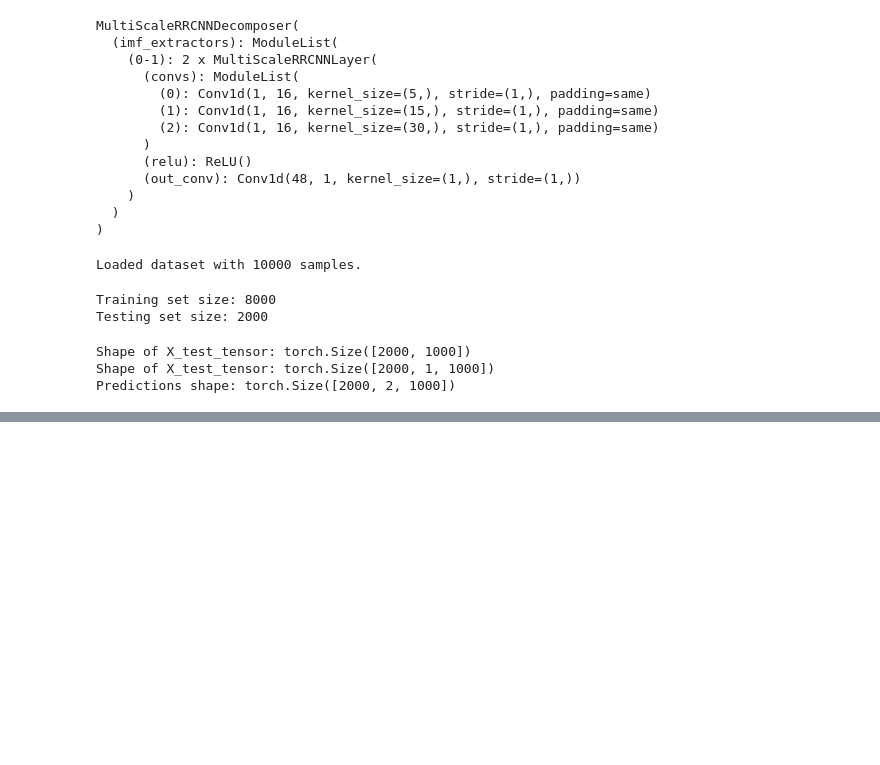
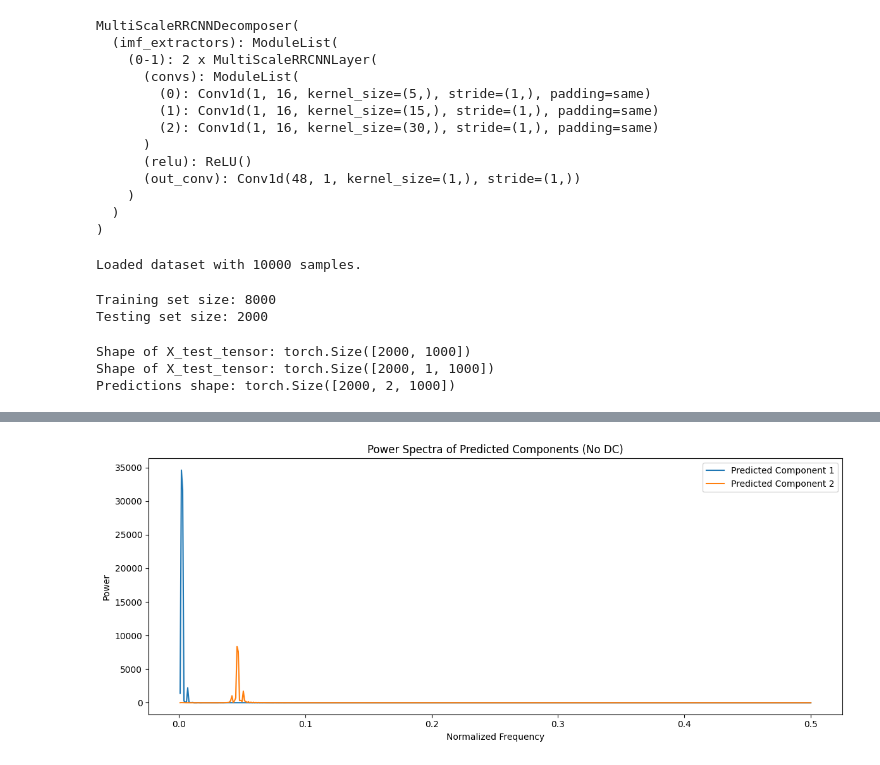
Before and after one commit to KJMvanderHorst/thesis, a Jupyter notebook: notebooks/model_testing_notebook.ipynb, the cells around one changed output, grey strips where cells are left out. Cells and saved outputs as stored; diff of their text form; code cells hidden in the pictures; blank space fills up the shorter version.

```diff
--- a/notebooks/model_testing_notebook.ipynb
+++ b/notebooks/model_testing_notebook.ipynb
@@ -113,0 +114,16 @@ plt.show()
+# %%
+# Plot the power spectra of all predicted components for the selected signal in one plot (without DC)
+plt.figure(figsize=(12, 5))
+n = predicted_components.shape[1]
+freqs = np.fft.rfftfreq(n)[1:]  # Skip DC (0 Hz)
+for i in range(predicted_components.shape[0]):
+    spectrum = np.abs(np.fft.rfft(predicted_components[i])) ** 2
+    plt.plot(freqs, spectrum[1:], label=f"Predicted Component {i + 1}")  # Skip DC
+plt.title("Power Spectra of Predicted Components (No DC)")
+plt.xlabel("Normalized Frequency")
+plt.ylabel("Power")
+plt.legend()
+plt.tight_layout()
+plt.show()
+# %% [output]
+[figure, added]
```
Also changed, not shown: parts of 3 cells of this notebook, 4 other files.
